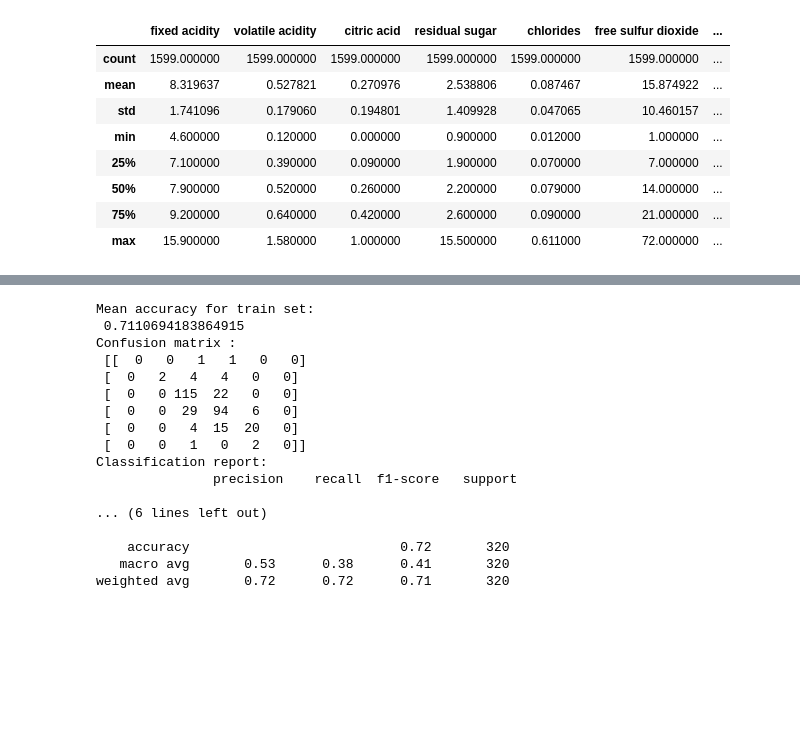
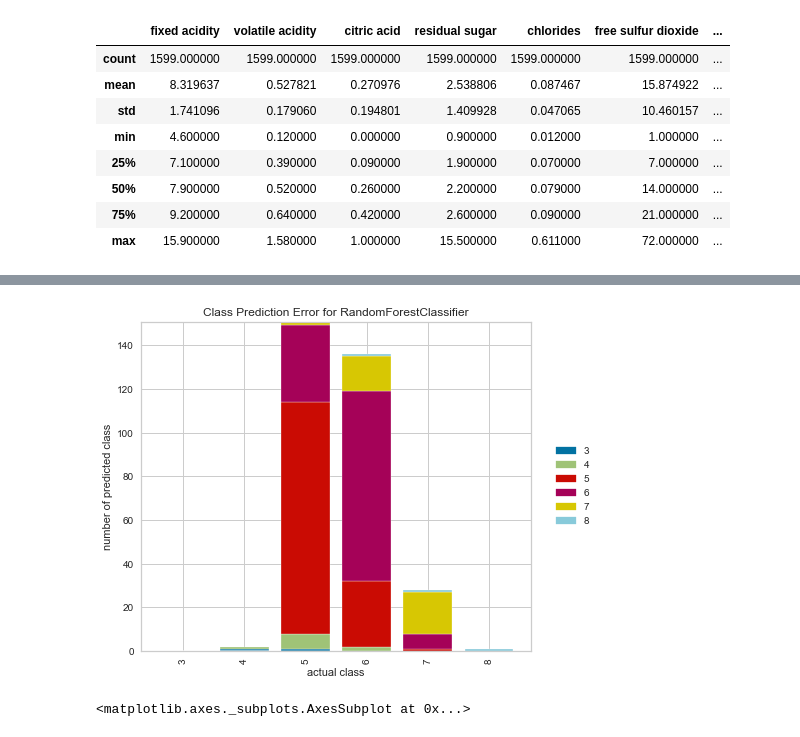
Before and after one commit to infoshareacademy/jdszr2-DataResearchers, a Jupyter notebook: ML/main.ipynb, the cells around one changed output, grey strips where cells are left out. Drawn from its saved outputs; the diff is of its cells as text; code cells hidden in the pictures; blank space fills up the shorter version.

```diff
--- a/ML/main.ipynb
+++ b/ML/main.ipynb
@@ -65,5 +107,5 @@ pass
 # %%
-X = wine_red.drop("quality",axis=1)
-y = wine_red["quality"]
+X_red = wine_red.drop("quality",axis=1)
+y_red = wine_red["quality"]
+X_white = wine_white.drop("quality",axis=1)
+y_white = wine_white["quality"]
-# %%
-train_x, test_x, train_y, test_y = model_selection.train_test_split(X,y,random_state=2021,test_size=0.2)
@@ -90,0 +112,3 @@ logreg.score(test_x,test_y)
+# %%
+train_x_red, test_x_red, train_y_red, test_y_red = model_selection.train_test_split(X_red,y_red,random_state=2021,test_size=0.2)
+train_x_white, test_x_white, train_y_white, test_y_white = model_selection.train_test_split(X_white,y_white,random_state=2021,test_size=0.2)
@@ -110,22 +178,0 @@ predictions = knn_pipeline.predict(test_x)
-# %%
-print("Mean accuracy for train set: \n", knn_pipeline.score(X, y))
-print("Confusion matrix : \n", confusion_matrix(test_y, predictions))
-print("Classification report: \n", classification_report(test_y, predictions))
-# %% [output]
-Mean accuracy for train set:
- 0.7110694183864915
-Confusion matrix :
- [[  0   0   1   1   0   0]
- [  0   2   4   4   0   0]
- [  0   0 115  22   0   0]
- [  0   0  29  94   6   0]
- [  0   0   4  15  20   0]
- [  0   0   1   0   2   0]]
-Classification report:
-               precision    recall  f1-score   support
-
-... (6 lines left out)
-
-    accuracy                           0.72       320
-   macro avg       0.53      0.38      0.41       320
-weighted avg       0.72      0.72      0.71       320
@@ -131,0 +181,30 @@ weighted avg       0.72      0.72      0.71       320
+# %%
+from sklearn.model_selection import train_test_split
+from sklearn.ensemble import RandomForestClassifier
+from yellowbrick.classifier import ClassPredictionError
+from yellowbrick.datasets import load_credit
+
+X_red = wine_red.drop("quality",axis=1)
+y_red = wine_red["quality"]
+
+
+
+# Perform 80/20 training/test split
+train_x_red, test_x_red, train_y_red, test_y_red = model_selection.train_test_split(X_red,y_red,random_state=2021,test_size=0.2)
+
+# Instantiate the classification model and visualizer
+visualizer = ClassPredictionError(
+    RandomForestClassifier(n_estimators=10)
+)
+
+# Fit the training data to the visualizer
+visualizer.fit(train_x_red, train_y_red)
+
+# Evaluate the model on the test data
+visualizer.score(test_x_red, test_y_red)
+
+# Draw visualization
+visualizer.show()
+# %% [output]
+[figure, added]
+<matplotlib.axes._subplots.AxesSubplot at 0x...>
```
Also changed, not shown: parts of 21 cells of this notebook.
